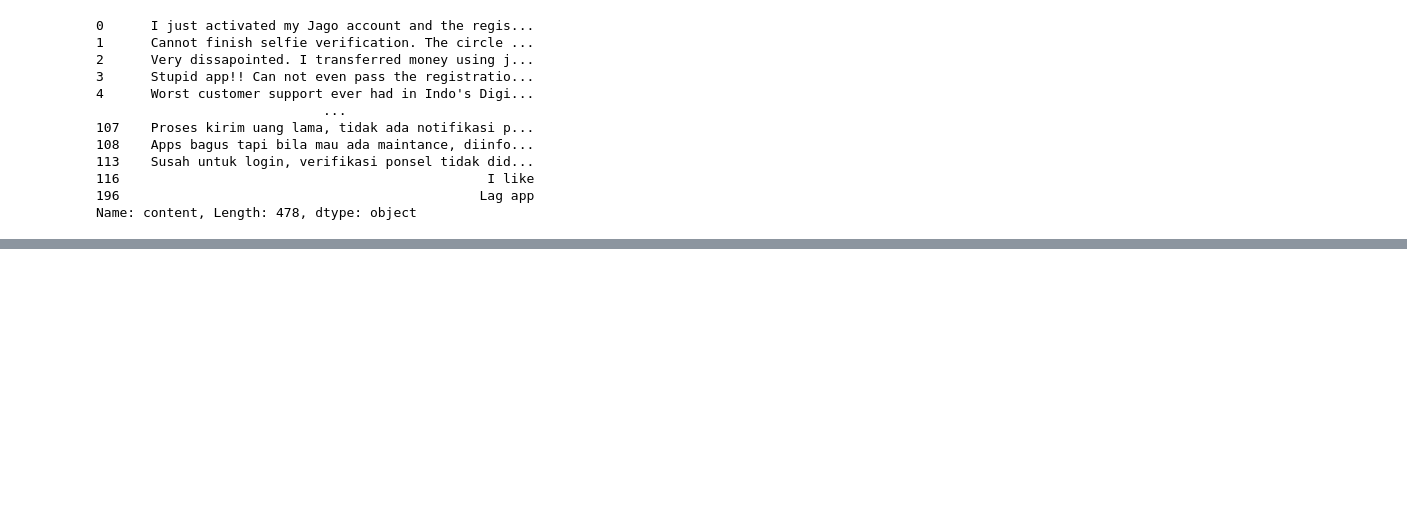
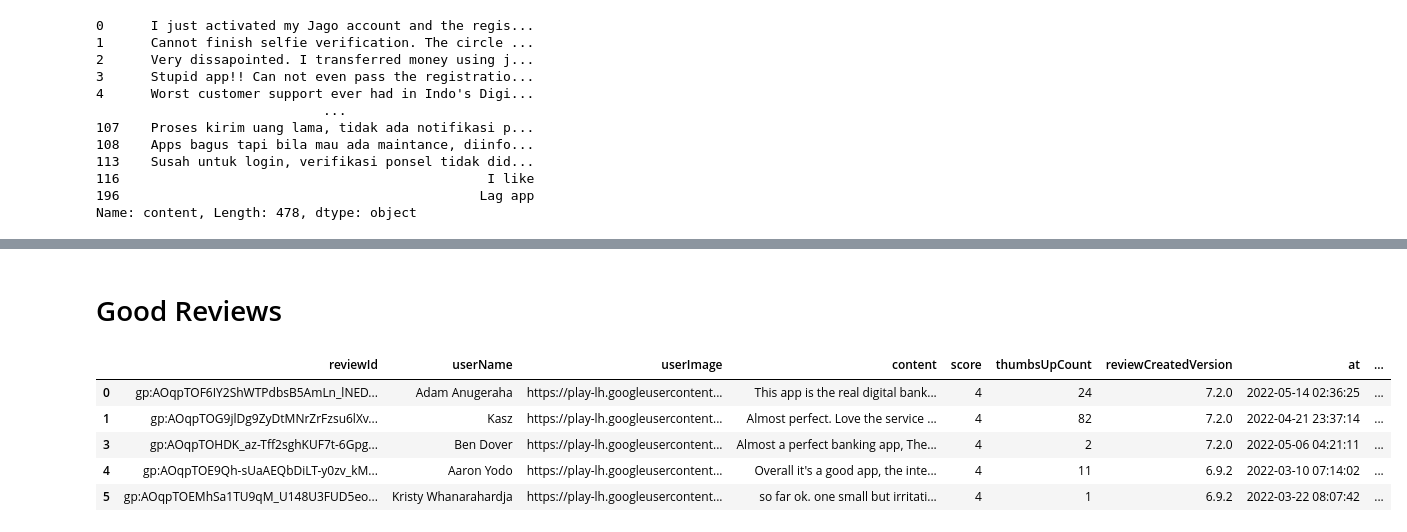
Before and after one commit to zulfijauh/Cheatsheet, a Jupyter notebook: Bank_Jago_Review_from_Playstore.ipynb, the cells around one changed output, grey strips where cells are left out. Drawn from its saved outputs; the diff is of its cells as text; code cells hidden in the pictures; blank space fills up the shorter version.

```diff
--- a/Bank_Jago_Review_from_Playstore.ipynb
+++ b/Bank_Jago_Review_from_Playstore.ipynb
@@ -101,0 +134,2 @@ wordcloud = WordCloud(width = 3000, height = 2000, background_color='black',colo
+# %% [markdown]
+# Good Reviews
@@ -101,0 +150,13 @@ wordcloud = WordCloud(width = 3000, height = 2000, background_color='black',colo
+# %%
+# Membuat dataframe dengan mnggabungkan data dari rating 1 - 3
+good = pd.DataFrame(score_4).append(pd.DataFrame(score_5))
+# Filter hanya di tahun 2022
+good = good[good['at'].dt.year == 2022]
+good.head()
+# %% [output]
+|  | reviewId | userName | userImage | content | score | thumbsUpCount | reviewCreatedVersion | at | ... |
+| 0 | gp:AOqpTOF6IY2ShWTPdbsB5AmLn_lNED... | Adam Anugeraha | https://play-lh.googleusercontent... | This app is the real digital bank... | 4 | 24 | 7.2.0 | 2022-05-14 02:36:25 | ... |
+| 1 | gp:AOqpTOG9jlDg9ZyDtMNrZrFzsu6lXv... | Kasz | https://play-lh.googleusercontent... | Almost perfect. Love the service ... | 4 | 82 | 7.2.0 | 2022-04-21 23:37:14 | ... |
+| 3 | gp:AOqpTOHDK_az-Tff2sghKUF7t-6Gpg... | Ben Dover | https://play-lh.googleusercontent... | Almost a perfect banking app, The... | 4 | 2 | 7.2.0 | 2022-05-06 04:21:11 | ... |
+| 4 | gp:AOqpTOE9Qh-sUaAEQbDiLT-y0zv_kM... | Aaron Yodo | https://play-lh.googleusercontent... | Overall it's a good app, the inte... | 4 | 11 | 6.9.2 | 2022-03-10 07:14:02 | ... |
+| 5 | gp:AOqpTOEMhSa1TU9qM_U148U3FUD5eo... | Kristy Whanarahardja | https://play-lh.googleusercontent... | so far ok. one small but irritati... | 4 | 1 | 6.9.2 | 2022-03-22 08:07:42 | ... |
```
Also changed, not shown: parts of 13 cells of this notebook.
